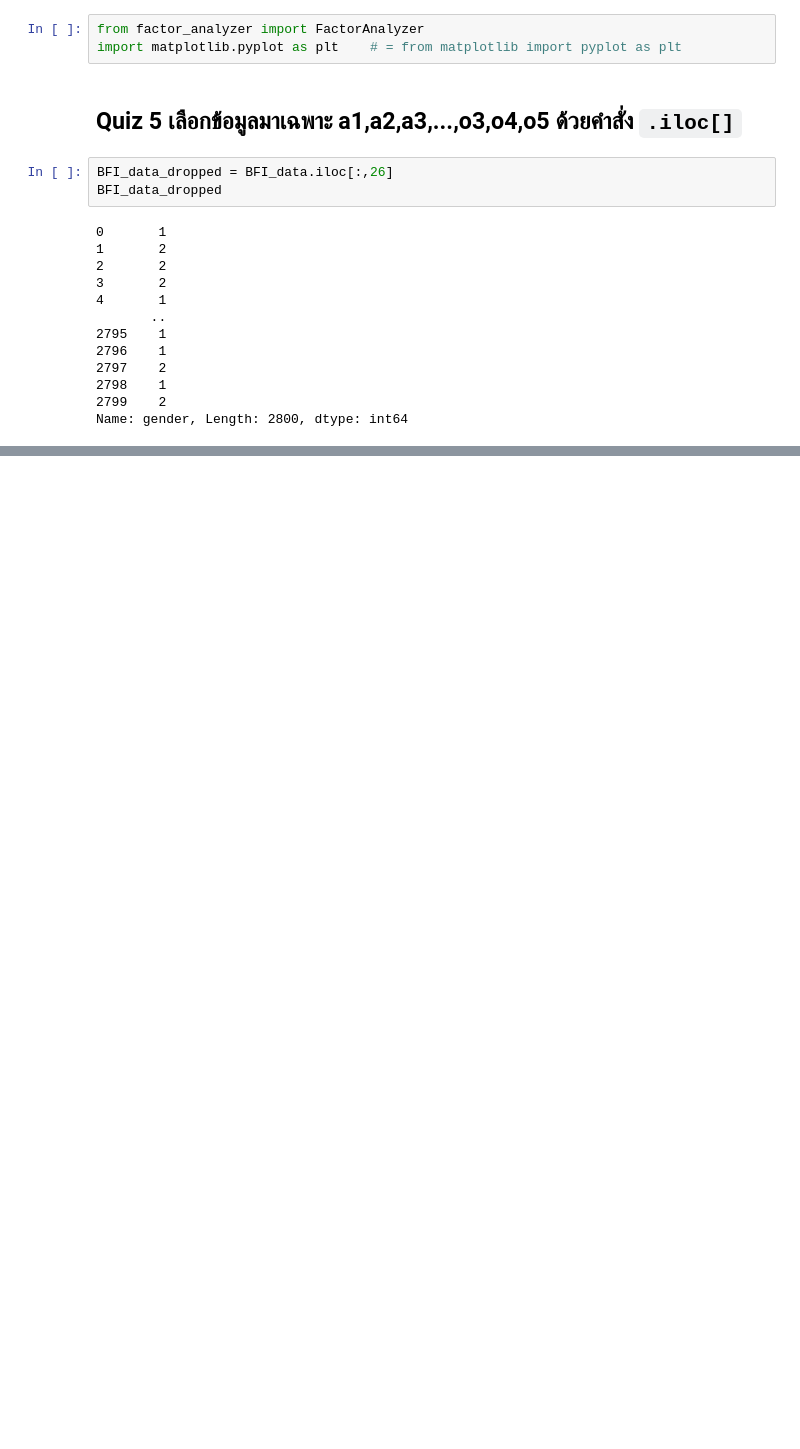
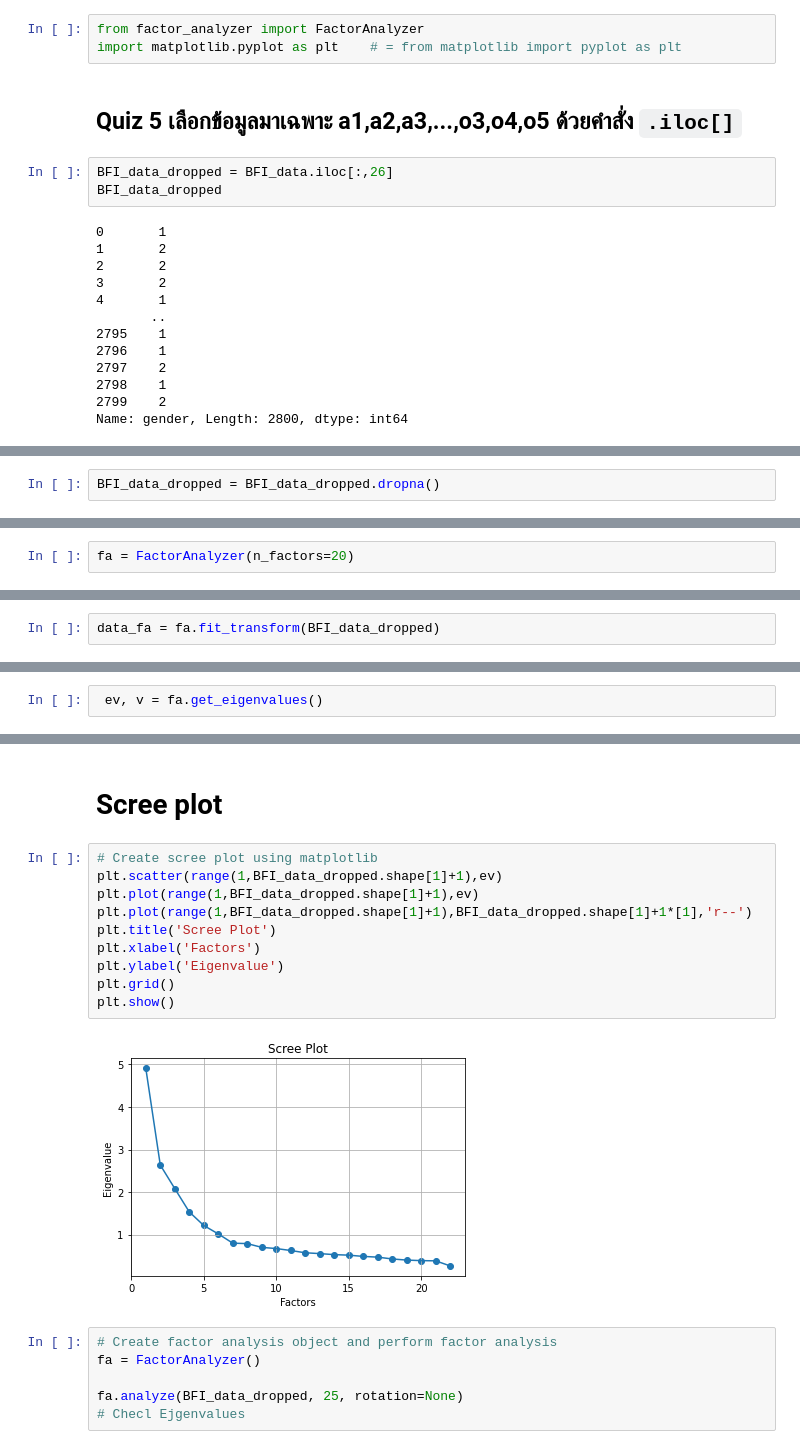
Before and after one commit to Jittiya/multivariate, a Jupyter notebook: Chapter_5_Factor_Analysis.ipynb, the cells around one changed output, grey strips where cells are left out. Cells and saved outputs as stored; diff of their text form; blank space fills up the shorter version.

```diff
--- a/Chapter_5_Factor_Analysis.ipynb
+++ b/Chapter_5_Factor_Analysis.ipynb
@@ -90,0 +109,2 @@ Name: gender, Length: 2800, dtype: int64
+# %%
+BFI_data_dropped = BFI_data_dropped.dropna()
@@ -90,0 +147,2 @@ Name: gender, Length: 2800, dtype: int64
+# %%
+fa = FactorAnalyzer(n_factors=20)
@@ -90,0 +151,2 @@ Name: gender, Length: 2800, dtype: int64
+# %%
+data_fa = fa.fit_transform(BFI_data_dropped)
@@ -90,0 +159,2 @@ Name: gender, Length: 2800, dtype: int64
+# %%
+ ev, v = fa.get_eigenvalues()
@@ -90,0 +171,20 @@ Name: gender, Length: 2800, dtype: int64
+# %% [markdown]
+# Scree plot
+# %%
+# Create scree plot using matplotlib
+plt.scatter(range(1,BFI_data_dropped.shape[1]+1),ev)
+plt.plot(range(1,BFI_data_dropped.shape[1]+1),ev)
+plt.plot(range(1,BFI_data_dropped.shape[1]+1),BFI_data_dropped.shape[1]+1*[1],'r--')
+plt.title('Scree Plot')
+plt.xlabel('Factors')
+plt.ylabel('Eigenvalue')
+plt.grid()
+plt.show()
+# %% [output]
+[figure, added]
+# %%
+# Create factor analysis object and perform factor analysis
+fa = FactorAnalyzer()
+
+fa.analyze(BFI_data_dropped, 25, rotation=None)
+# Checl Ejgenvalues
```
Also changed, not shown: parts of 18 cells of this notebook.
